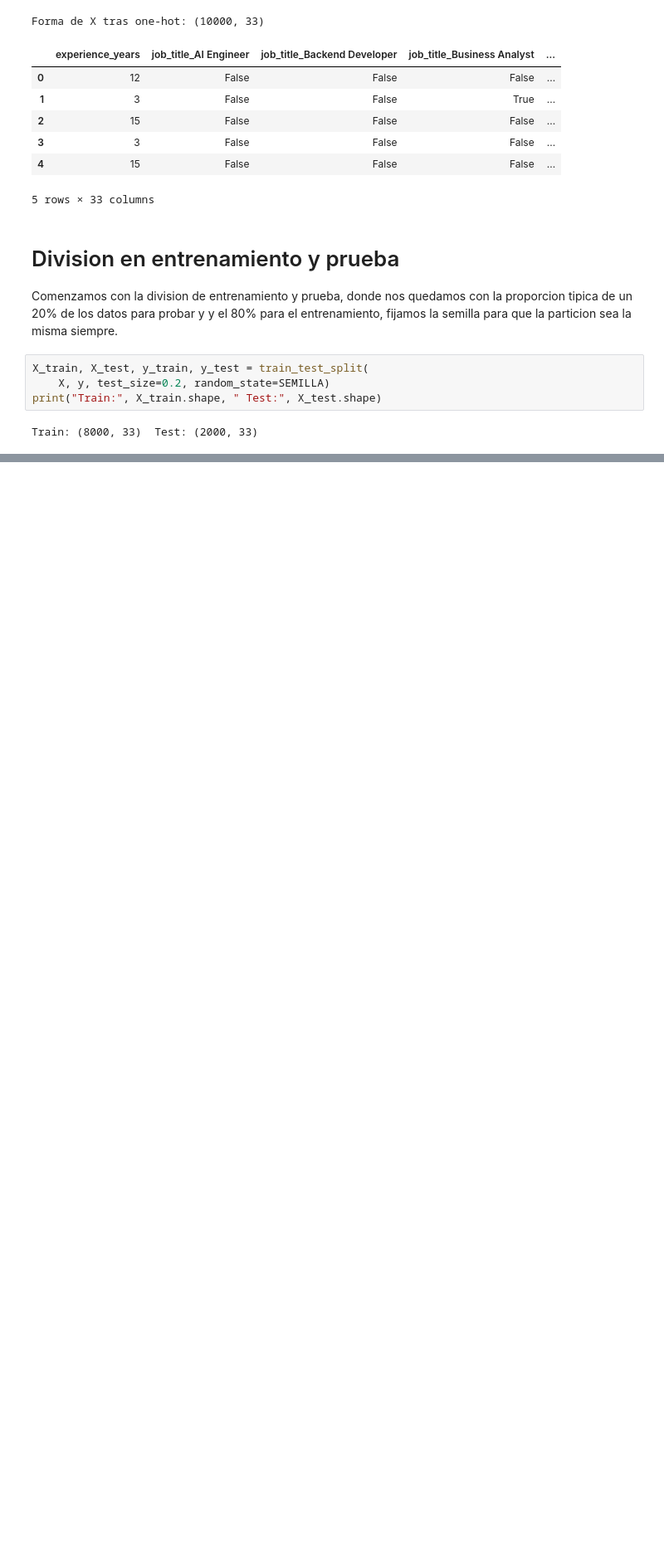
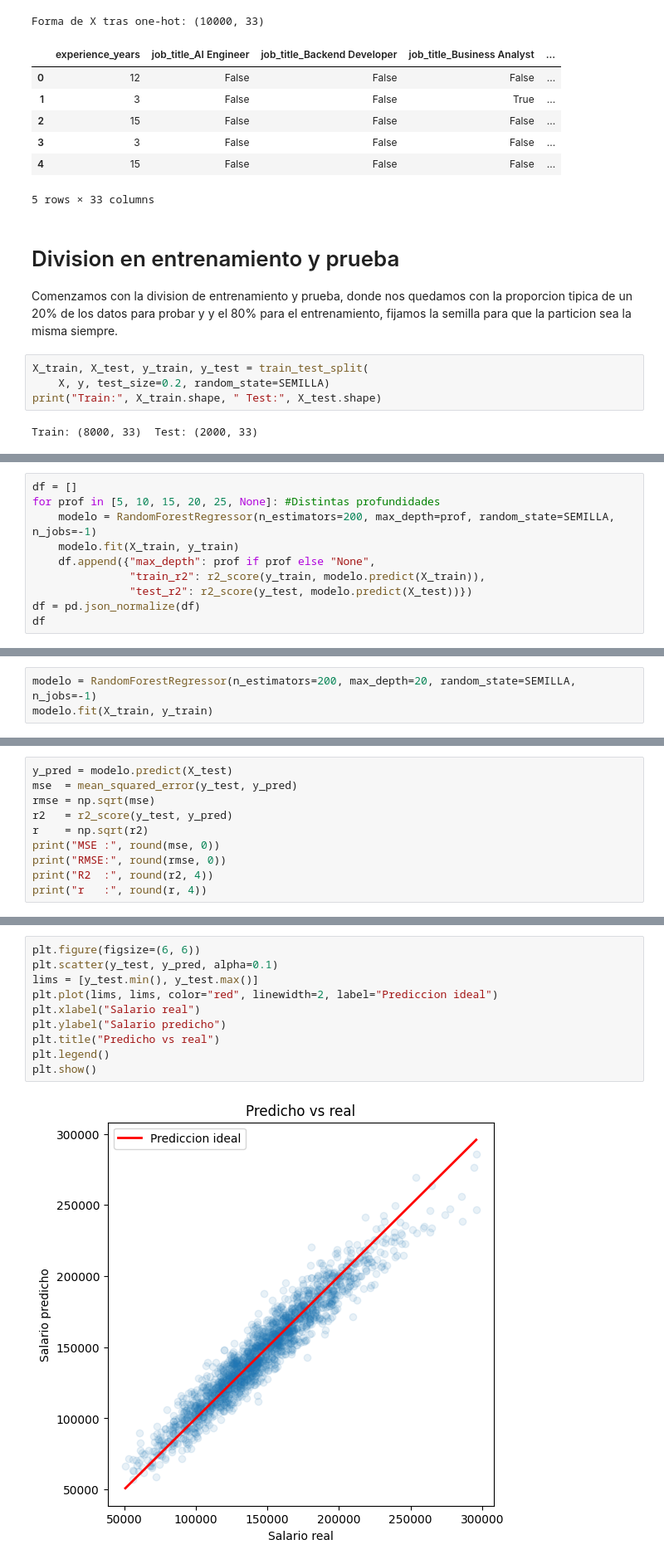
Before and after one commit to ThomasTg7/Proyecto_1_Intro_a_la_IA, a Jupyter notebook: main.ipynb, the cells around one changed output, grey strips where cells are left out. Shown at 83% size. Cells and saved outputs as stored; diff of their text form; blank space fills up the shorter version.

```diff
--- a/main.ipynb
+++ b/main.ipynb
@@ -228,0 +268,10 @@ Train: (8000, 33)  Test: (2000, 33)
+# %%
+df = []
+for prof in [5, 10, 15, 20, 25, None]: #Distintas profundidades
+    modelo = RandomForestRegressor(n_estimators=200, max_depth=prof, random_state=SEMILLA, n_jobs=-1)
+    modelo.fit(X_train, y_train)
+    df.append({"max_depth": prof if prof else "None",
+               "train_r2": r2_score(y_train, modelo.predict(X_train)),
+               "test_r2": r2_score(y_test, modelo.predict(X_test))})
+df = pd.json_normalize(df)
+df
@@ -228,0 +290,3 @@ Train: (8000, 33)  Test: (2000, 33)
+# %%
+modelo = RandomForestRegressor(n_estimators=200, max_depth=20, random_state=SEMILLA, n_jobs=-1)
+modelo.fit(X_train, y_train)
@@ -228,0 +317,10 @@ Train: (8000, 33)  Test: (2000, 33)
+# %%
+y_pred = modelo.predict(X_test)
+mse  = mean_squared_error(y_test, y_pred)
+rmse = np.sqrt(mse)
+r2   = r2_score(y_test, y_pred)
+r    = np.sqrt(r2)
+print("MSE :", round(mse, 0))
+print("RMSE:", round(rmse, 0))
+print("R2  :", round(r2, 4))
+print("r   :", round(r, 4))
@@ -228,0 +338,12 @@ Train: (8000, 33)  Test: (2000, 33)
+# %%
+plt.figure(figsize=(6, 6))
+plt.scatter(y_test, y_pred, alpha=0.1)
+lims = [y_test.min(), y_test.max()]
+plt.plot(lims, lims, color="red", linewidth=2, label="Prediccion ideal")
+plt.xlabel("Salario real")
+plt.ylabel("Salario predicho")
+plt.title("Predicho vs real")
+plt.legend()
+plt.show()
+# %% [output]
+[figure, added]
```
Also changed, not shown: parts of 26 cells of this notebook.
